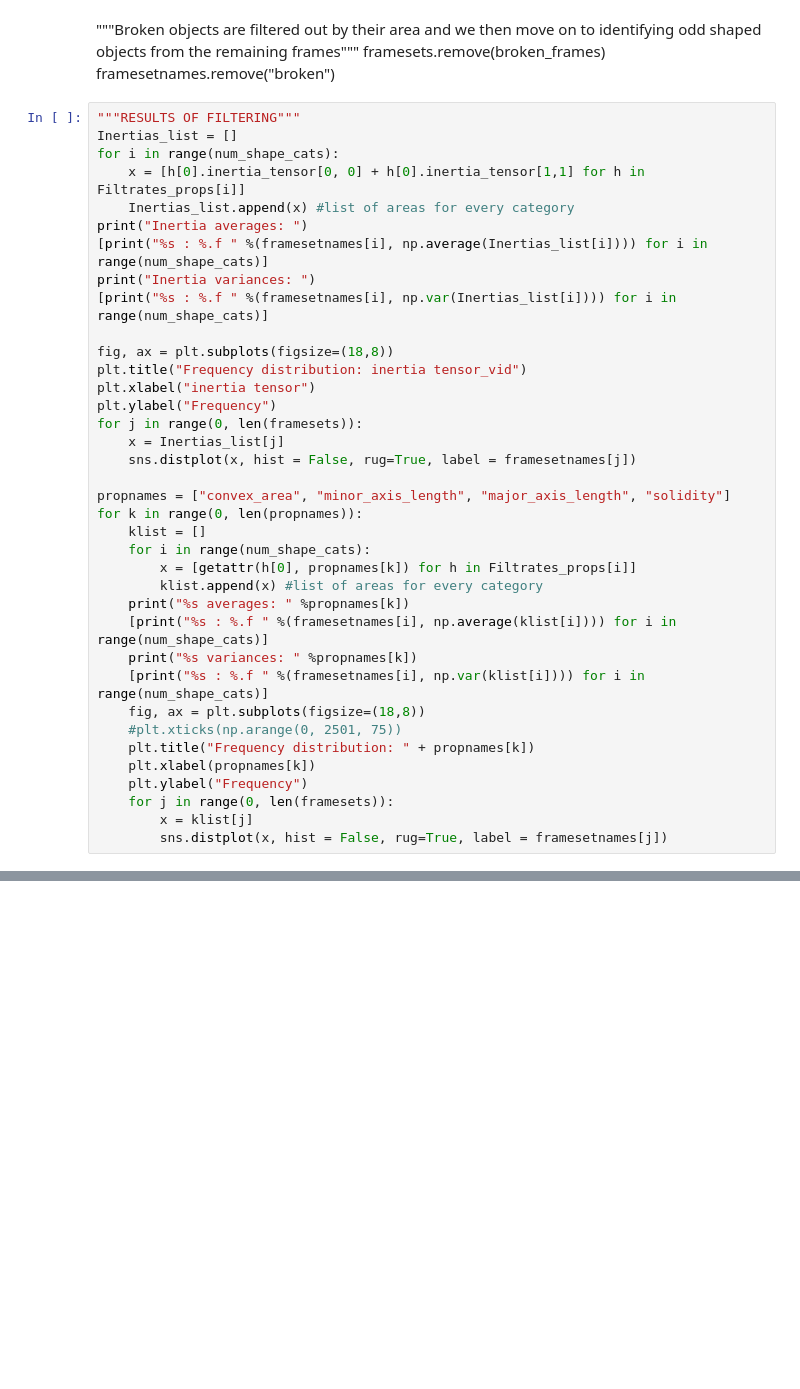
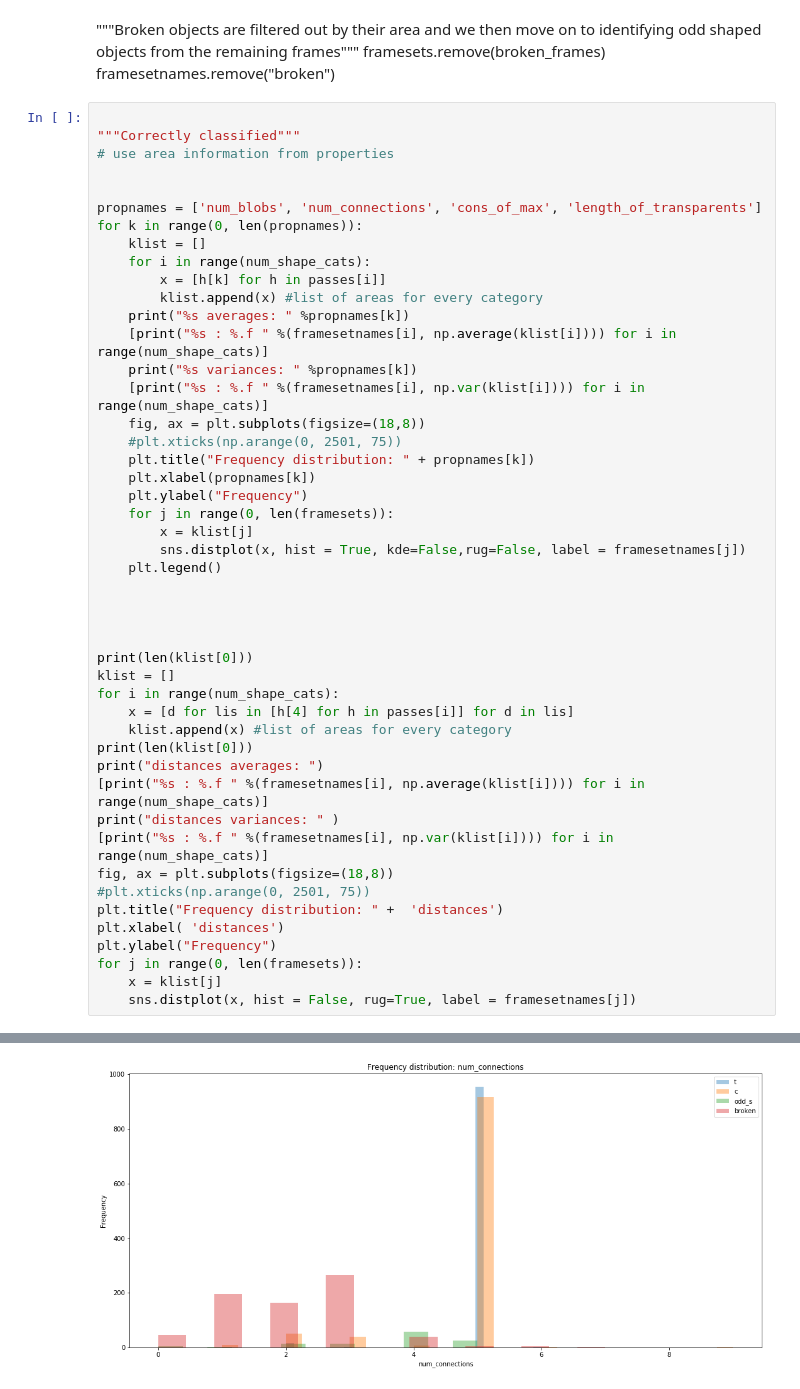
Before and after one commit to TchakamauRa/Soft-Matter, a Jupyter notebook: shape_testing_multiple - transparentd.ipynb, the cells around one changed output, grey strips where cells are left out. Saved outputs shown, nothing was run; the diff lists cells and outputs as text; blank space fills up the shorter version.

```diff
--- a/shape_testing_multiple - transparentd.ipynb
+++ b/shape_testing_multiple - transparentd.ipynb
@@ -344,29 +391,16 @@ TypeError: distplot() got an unexpected keyword argument 'xlim'
 framesets.remove(broken_frames)
 framesetnames.remove("broken")
 # %%
-"""RESULTS OF FILTERING"""
-Inertias_list = []
-for i in range(num_shape_cats):
-    x = [h[0].inertia_tensor[0, 0] + h[0].inertia_tensor[1,1] for h in Filtrates_props[i]]
-    Inertias_list.append(x) #list of areas for every category
-print("Inertia averages: ")
-[print("%s : %.f " %(framesetnames[i], np.average(Inertias_list[i]))) for i in range(num_shape_cats)]
-print("Inertia variances: ")
-[print("%s : %.f " %(framesetnames[i], np.var(Inertias_list[i]))) for i in range(num_shape_cats)]
 
-fig, ax = plt.subplots(figsize=(18,8))
-plt.title("Frequency distribution: inertia tensor_vid")
-plt.xlabel("inertia tensor")
-plt.ylabel("Frequency")
-for j in range(0, len(framesets)):
-    x = Inertias_list[j]
-    sns.distplot(x, hist = False, rug=True, label = framesetnames[j])
+"""Correctly classified"""
+# use area information from properties
 
-propnames = ["convex_area", "minor_axis_length", "major_axis_length", "solidity"]
+
+propnames = ['num_blobs', 'num_connections', 'cons_of_max', 'length_of_transparents']
 for k in range(0, len(propnames)):
     klist = []
     for i in range(num_shape_cats):
-        x = [getattr(h[0], propnames[k]) for h in Filtrates_props[i]]
+        x = [h[k] for h in passes[i]]
         klist.append(x) #list of areas for every category
     print("%s averages: " %propnames[k])
     [print("%s : %.f " %(framesetnames[i], np.average(klist[i]))) for i in range(num_shape_cats)]
@@ -379,4 +413,28 @@ for k in range(0, len(propnames)):
     plt.ylabel("Frequency")
     for j in range(0, len(framesets)):
         x = klist[j]
-        sns.distplot(x, hist = False, rug=True, label = framesetnames[j])
+        sns.distplot(x, hist = True, kde=False,rug=False, label = framesetnames[j])
+    plt.legend()
+
+
+
+
+print(len(klist[0]))
+klist = []
+for i in range(num_shape_cats):
+    x = [d for lis in [h[4] for h in passes[i]] for d in lis]
+    klist.append(x) #list of areas for every category
+print(len(klist[0]))
+print("distances averages: ")
+[print("%s : %.f " %(framesetnames[i], np.average(klist[i]))) for i in range(num_shape_cats)]
+print("distances variances: " )
+[print("%s : %.f " %(framesetnames[i], np.var(klist[i]))) for i in range(num_shape_cats)]
+fig, ax = plt.subplots(figsize=(18,8))
+#plt.xticks(np.arange(0, 2501, 75))
+plt.title("Frequency distribution: " +  'distances')
+plt.xlabel( 'distances')
+plt.ylabel("Frequency")
+for j in range(0, len(framesets)):
+    x = klist[j]
+    sns.distplot(x, hist = False, rug=True, label = framesetnames[j])
+# %% [output]
@@ -382,0 +459 @@ for k in range(0, len(propnames)):
+[figure, added]
```
Also changed, not shown: parts of 7 cells of this notebook, 1 other file.
